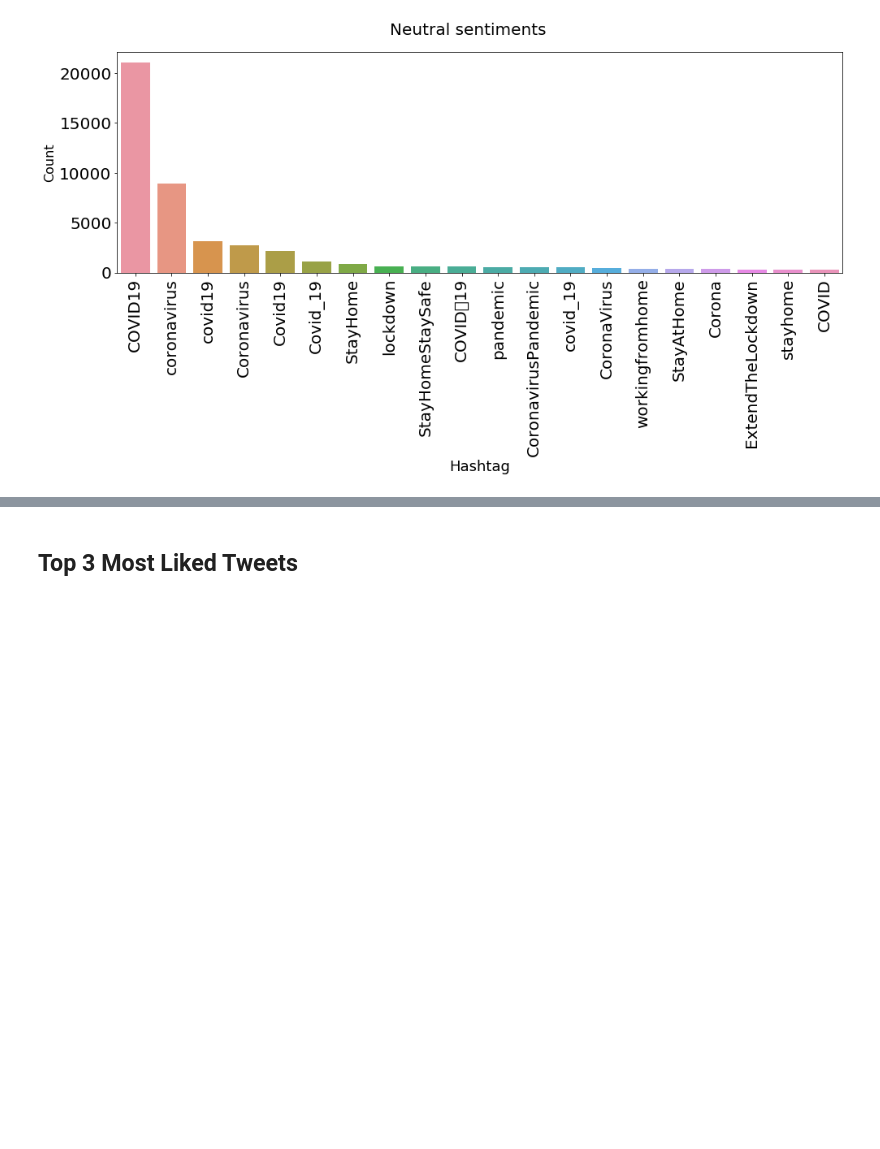
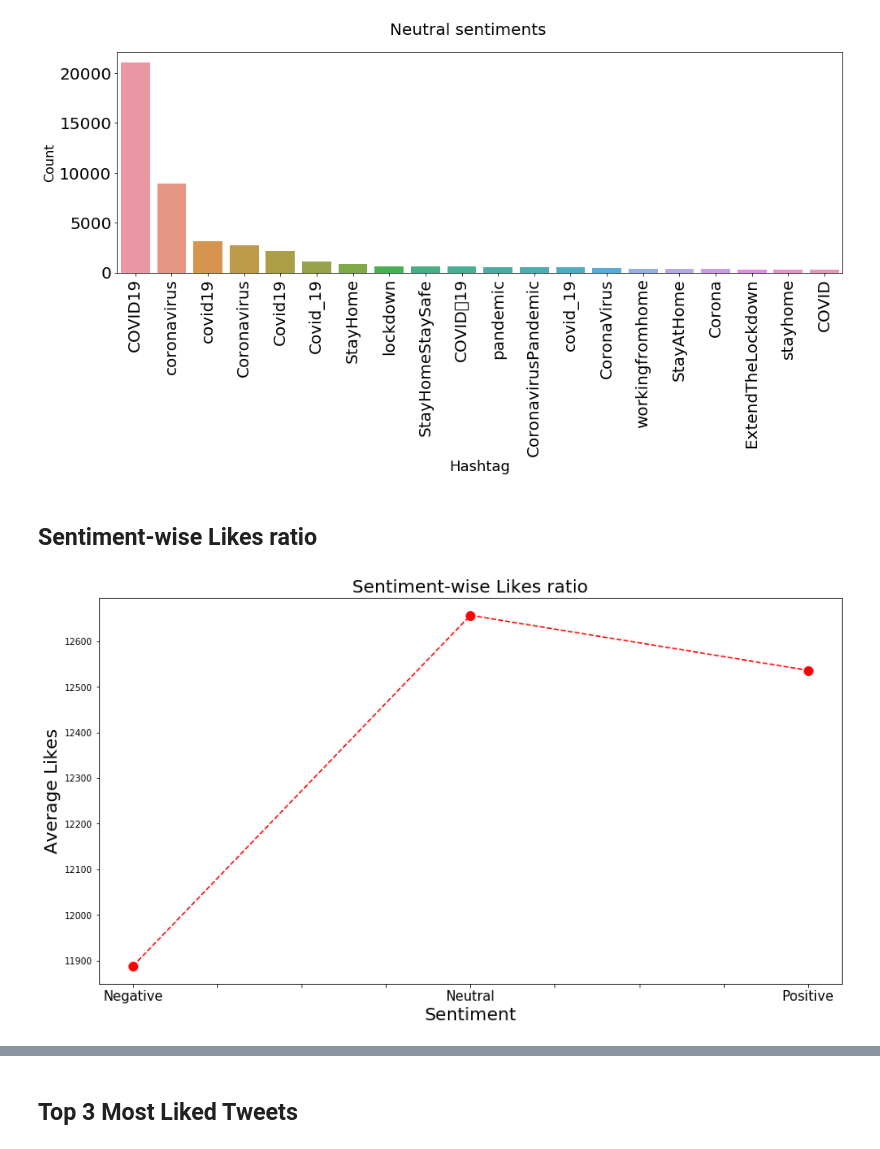
Before and after one commit to adimanzz/Covid-19-Tweets-Sentiment-Anaysis-using-RNN-and-GloVe-, a Jupyter notebook: Covid19 Tweets - Sentiment Analysis.ipynb, the cells around one changed output, grey strips where cells are left out. Drawn from its saved outputs; the diff is of its cells as text; code cells hidden in the pictures; blank space fills up the shorter version.

```diff
--- a/Covid19 Tweets - Sentiment Analysis.ipynb
+++ b/Covid19 Tweets - Sentiment Analysis.ipynb
@@ -343,3 +343,16 @@ plot_hashtag(ht_neg_df,'Negative sentiments')
 plot_hashtag(ht_neu_df,'Neutral sentiments')
 # %% [output]
 [figure]
+# %% [markdown]
+## Sentiment-wise Likes ratio
+# %%
+plt.figure(figsize = (15,8))
+df_eng.groupby(['sentiment'])['favourites_count'].mean().plot(color='red', linestyle='dashed', marker='o',
+                                                            markerfacecolor='red', markersize=10)
+plt.title('Sentiment-wise Likes ratio', fontsize = 20)
+plt.xlabel('Sentiment', fontsize = 20)
+plt.ylabel('Average Likes', fontsize = 20)
+plt.xticks(fontsize = 15)
+plt.show()
+# %% [output]
+[figure, added]
```
Also changed, not shown: parts of 22 cells of this notebook, 1 other file.
